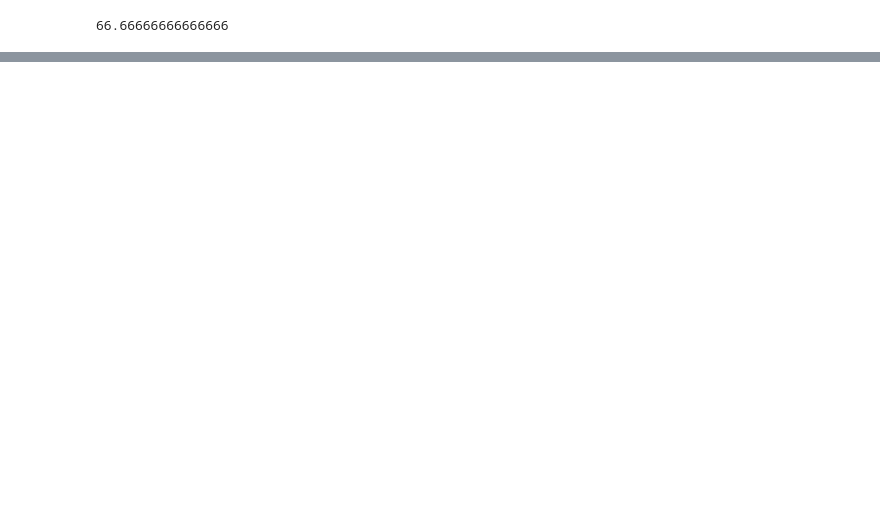
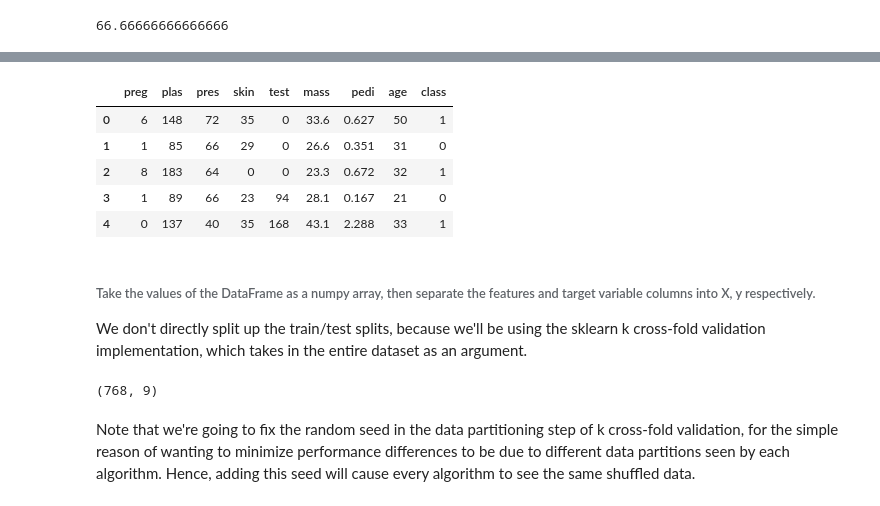
Before and after one commit to tiff-wang/TechX-homework-solutions, a Jupyter notebook: Assignment-Solutions/Assignment5/Assignment5-KNNsAndEnsembleMethods.ipynb, the cells around one changed output, grey strips where cells are left out. Cells and saved outputs as stored; diff of their text form; code cells hidden in the pictures; blank space fills up the shorter version.

```diff
--- a/Assignment-Solutions/Assignment5/Assignment5-KNNsAndEnsembleMethods.ipynb
+++ b/Assignment-Solutions/Assignment5/Assignment5-KNNsAndEnsembleMethods.ipynb
@@ -171,0 +225,30 @@ plt.show()
+# %%
+# load dataset
+
+url = "https://raw.githubusercontent.com/jbrownlee/Datasets/master/pima-indians-diabetes.data.csv"
+names = ['preg', 'plas', 'pres', 'skin', 'test', 'mass', 'pedi', 'age', 'class']
+
+df = pd.read_csv(url, names=names)  # names parameter is simply used to name the columns, defaults to None if unspecified
+
+df.head()
+# %% [output]
+|  | preg | plas | pres | skin | test | mass | pedi | age | class |
+| 0 | 6 | 148 | 72 | 35 | 0 | 33.6 | 0.627 | 50 | 1 |
+| 1 | 1 | 85 | 66 | 29 | 0 | 26.6 | 0.351 | 31 | 0 |
+| 2 | 8 | 183 | 64 | 0 | 0 | 23.3 | 0.672 | 32 | 1 |
+| 3 | 1 | 89 | 66 | 23 | 94 | 28.1 | 0.167 | 21 | 0 |
+| 4 | 0 | 137 | 40 | 35 | 168 | 43.1 | 2.288 | 33 | 1 |
+# %% [markdown]
+###### Take the values of the DataFrame as a numpy array, then separate the features and target variable columns into X, y respectively.
+
+We don't directly split up the train/test splits, because we'll be using the sklearn k cross-fold validation implementation, which takes in the entire dataset as an argument.
+# %%
+array = df.values
+print(array.shape)
+
+X = array[:,0:8]  # Take first 8 columns as features
+y = array[:,8]  # Take last column as the target variable
+# %% [output]
+(768, 9)
+# %% [markdown]
+Note that we're going to fix the random seed in the data partitioning step of k cross-fold validation, for the simple reason of wanting to minimize performance differences to be due to different data partitions seen by each algorithm. Hence, adding this seed will cause every algorithm to see the same shuffled data.
```
Also changed, not shown: parts of 30 cells of this notebook.
